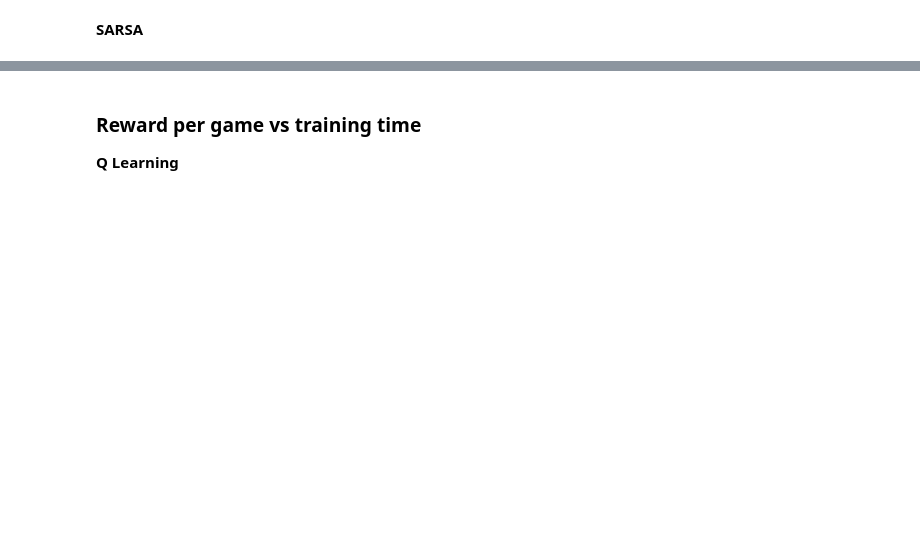
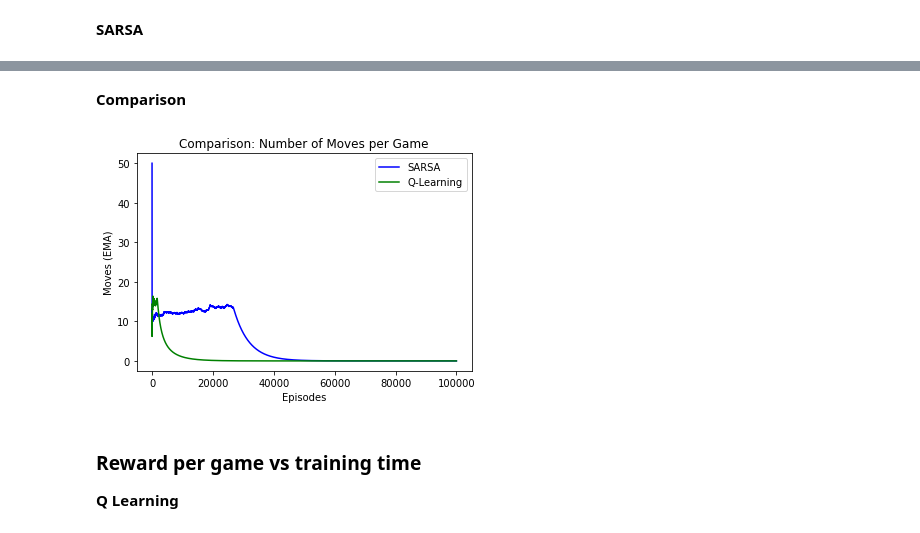
Before and after one commit to ukarag/ReinforcementLearning, a Jupyter notebook: Assignment.ipynb, the cells around one changed output, grey strips where cells are left out. Saved outputs shown, nothing was run; the diff lists cells and outputs as text; code cells hidden in the pictures; blank space fills up the shorter version.

```diff
--- a/Assignment.ipynb
+++ b/Assignment.ipynb
@@ -497,3 +504,17 @@ plt.show()
+# %% [markdown]
+**Comparison**
+# %%
+plt.plot(ema_n_moves_sarsa, label="SARSA", color=sarsa_color)
+plt.plot(ema_n_moves_qlearning, label="Q-Learning", color=qlearning_color)
+# plt.plot(ema_n_moves_qlearning_replay, label="Q-Learning with Experience Replay", color="lightgreen")
+plt.xlabel("Episodes")
+plt.ylabel("Moves (EMA)")
+plt.title("Comparison: Number of Moves per Game")
+plt.legend()
+plt.savefig("moves_comparison.pdf")
+plt.show()
+# %% [output]
+[figure, added]
 # %% [markdown]
 ### Reward per game vs training time
 **Q Learning**
```
Also changed, not shown: parts of 15 cells of this notebook.
